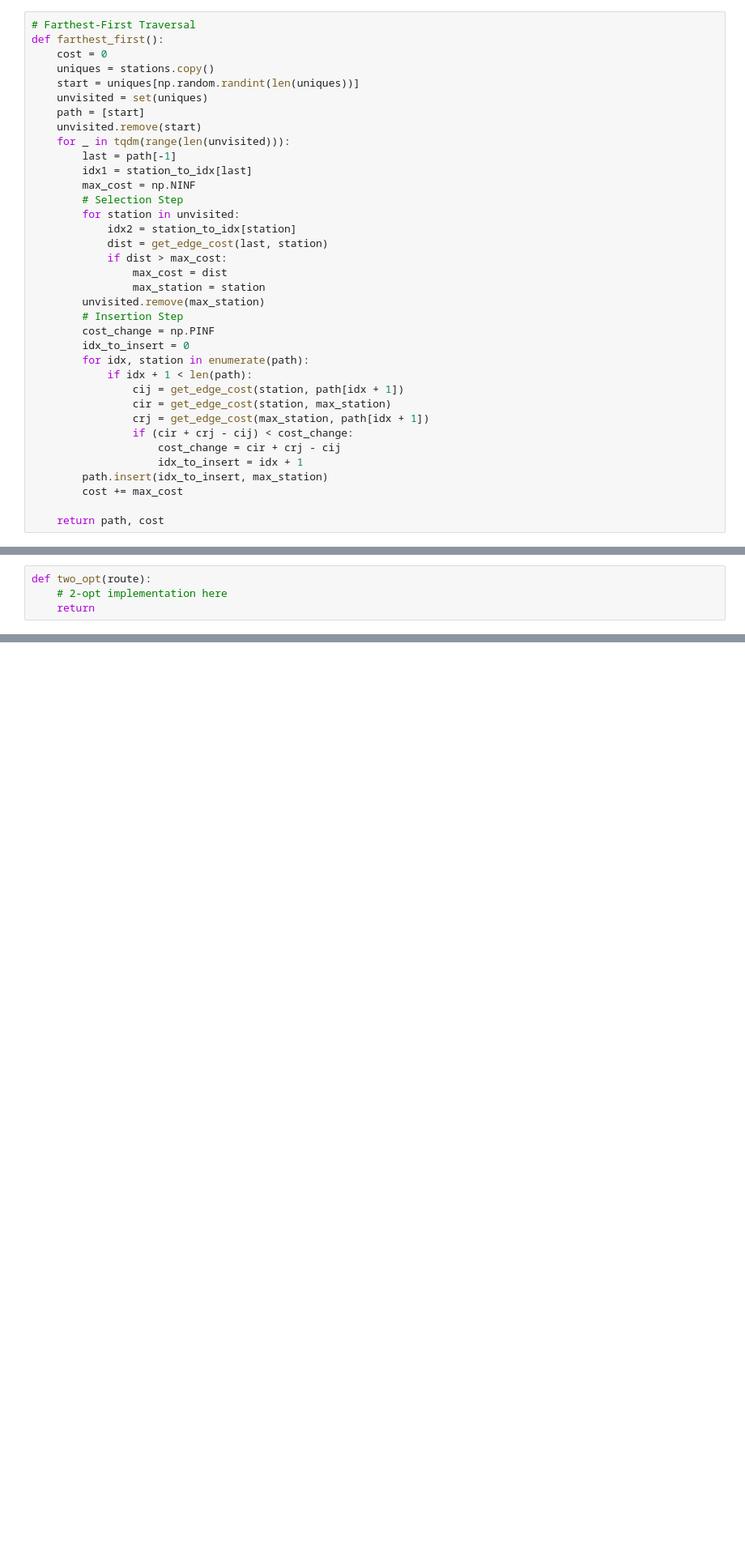
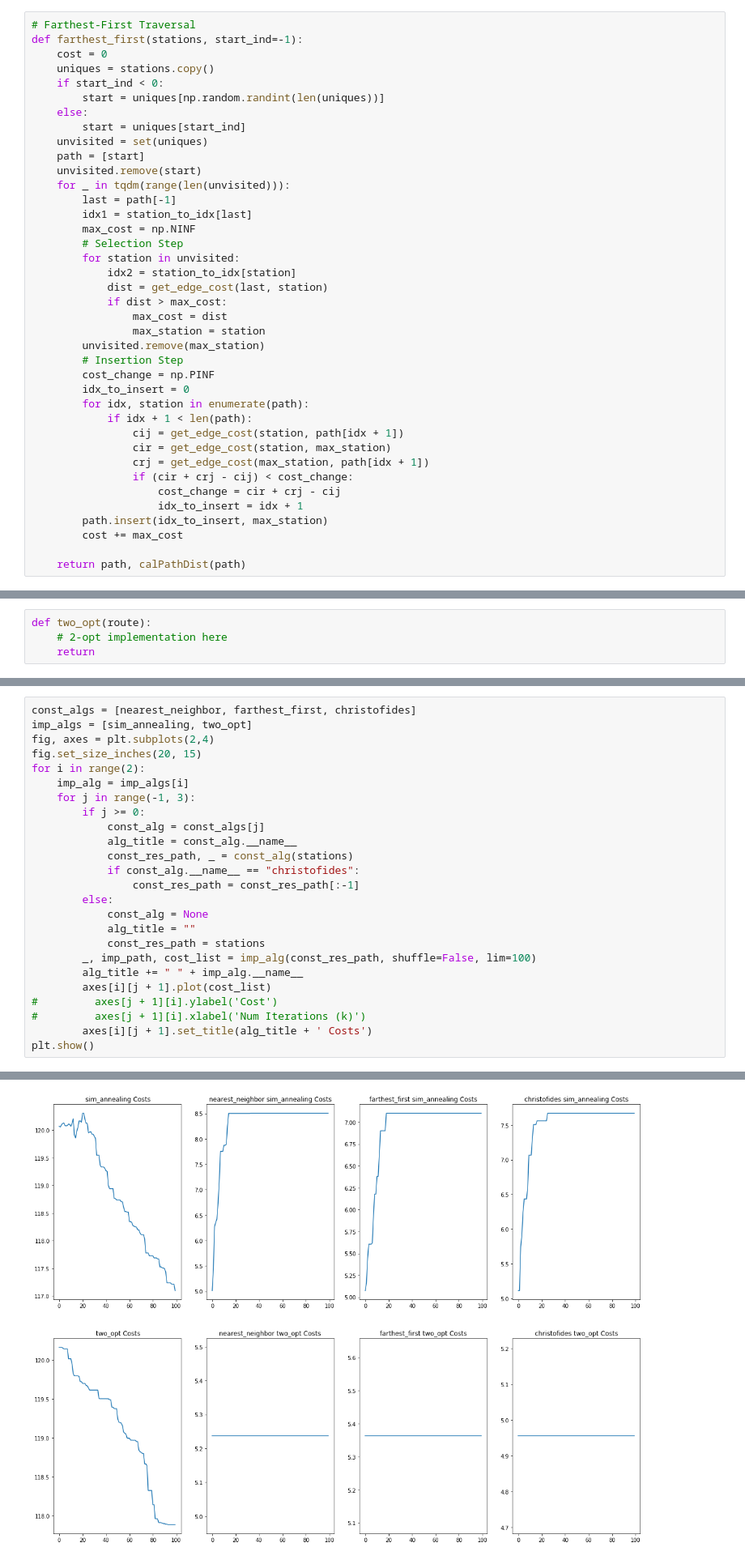
Before and after one commit to donallw/CitiBike-TSP, a Jupyter notebook: CitiBikeTSP.ipynb, the cells around one changed output, grey strips where cells are left out. Shown at 81% size. Drawn from its saved outputs; the diff is of its cells as text; blank space fills up the shorter version.

```diff
--- a/CitiBikeTSP.ipynb
+++ b/CitiBikeTSP.ipynb
@@ -411,10 +480,13 @@ np.PINF
 inf
 # %%
 # Farthest-First Traversal
-def farthest_first():
+def farthest_first(stations, start_ind=-1):
     cost = 0
     uniques = stations.copy()
-    start = uniques[np.random.randint(len(uniques))]
+    if start_ind < 0:
+        start = uniques[np.random.randint(len(uniques))]
+    else:
+        start = uniques[start_ind]
     unvisited = set(uniques)
     path = [start]
     unvisited.remove(start)
@@ -444,4 +516,4 @@ def farthest_first():
         path.insert(idx_to_insert, max_station)
         cost += max_cost
 
-    return path, cost
+    return path, calPathDist(path)
@@ -1100,0 +1161,26 @@ cost
+# %%
+const_algs = [nearest_neighbor, farthest_first, christofides]
+imp_algs = [sim_annealing, two_opt]
+fig, axes = plt.subplots(2,4)
+fig.set_size_inches(20, 15)
+for i in range(2):
+    imp_alg = imp_algs[i]
+    for j in range(-1, 3):
+        if j >= 0:
+            const_alg = const_algs[j]
+            alg_title = const_alg.__name__
+            const_res_path, _ = const_alg(stations)
+            if const_alg.__name__ == "christofides":
+                const_res_path = const_res_path[:-1]
+        else:
+            const_alg = None
+            alg_title = ""
+            const_res_path = stations
+        _, imp_path, cost_list = imp_alg(const_res_path, shuffle=False, lim=100)
+        alg_title += " " + imp_alg.__name__
+        axes[i][j + 1].plot(cost_list)
+#         axes[j + 1][i].ylabel('Cost')
+#         axes[j + 1][i].xlabel('Num Iterations (k)')
+        axes[i][j + 1].set_title(alg_title + ' Costs')
+plt.show()
+# %% [output]
@@ -1100,0 +1191 @@ cost
+[figure, added]
```
Also changed, not shown: parts of 34 cells of this notebook.
